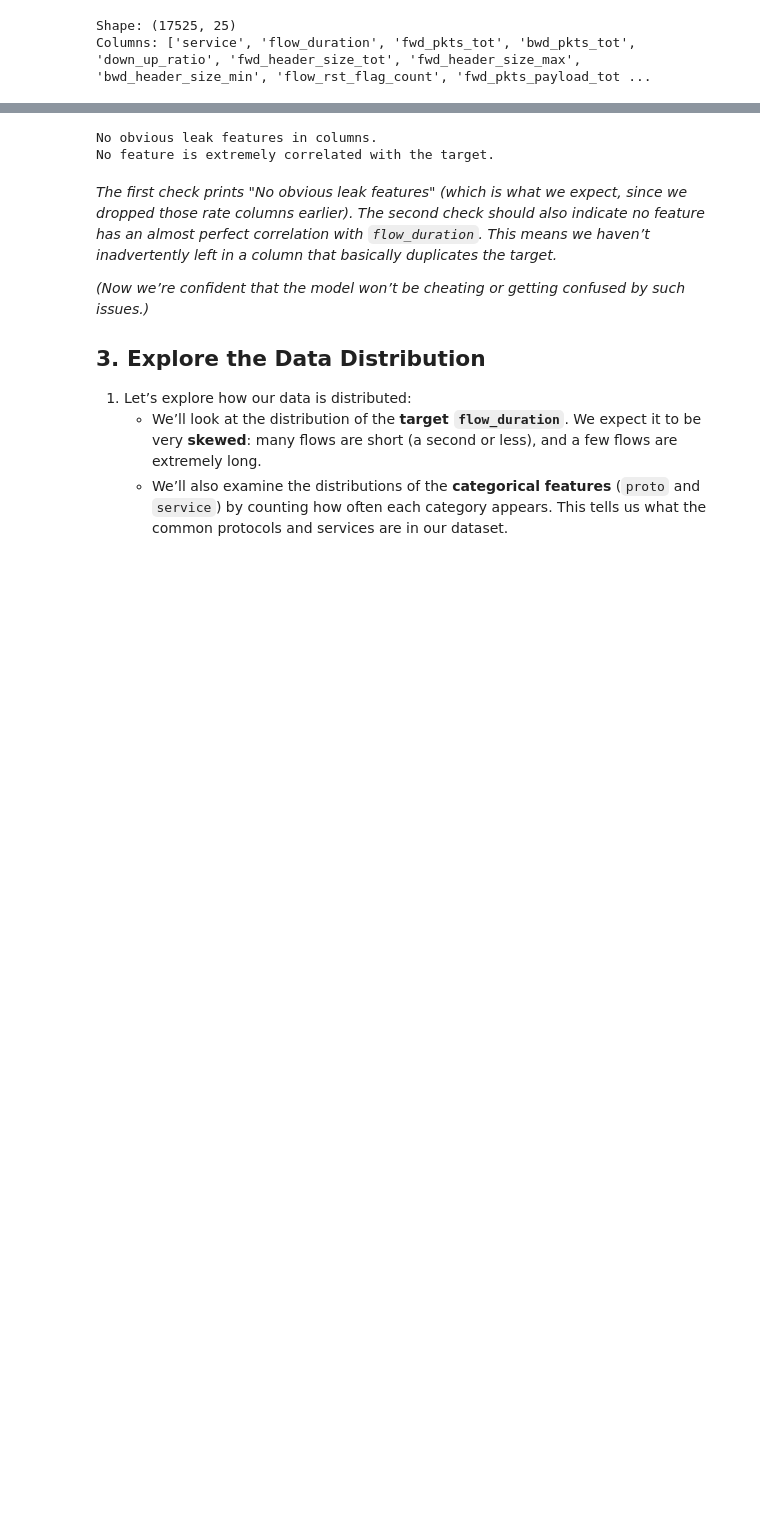
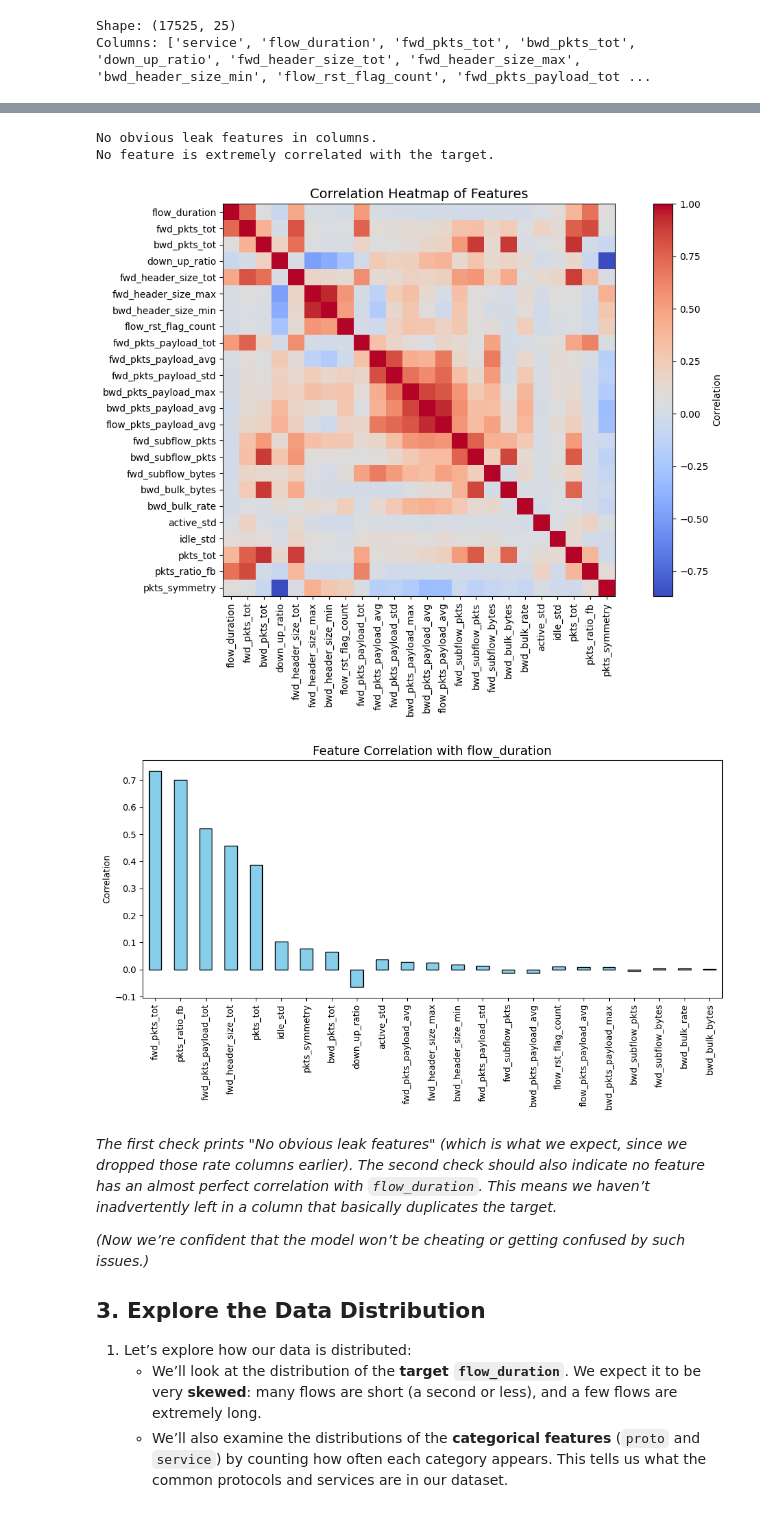
Before and after one commit to esthervanhelmont/ToU-IC2-Regression, a Jupyter notebook: notebooks/02. IC2_regression_IoT_ML.ipynb, the cells around one changed output, grey strips where cells are left out. Cells and saved outputs as stored; diff of their text form; code cells hidden in the pictures; blank space fills up the shorter version.

```diff
--- a/notebooks/02. IC2_regression_IoT_ML.ipynb
+++ b/notebooks/02. IC2_regression_IoT_ML.ipynb
@@ -41,23 +41,56 @@ We expect that our preprocessing already removed the obvious leaks and overly co
 # %%
 # Check for any potential leak features (columns that contain 'per_sec')
 leak_cols = [c for c in df.columns if 'per_sec' in c.lower()]
 if leak_cols:
     print("Warning: possible leak features present:", leak_cols)
 else:
     print("No obvious leak features in columns.")
 
 # Check for any feature extremely correlated with the target
 target = 'flow_duration'
 corr_values = df.corr(numeric_only=True)[target].abs().sort_values(ascending=False)
 corr_values = corr_values.drop(index=target)  # remove the target's self-correlation
 high_corr = corr_values[corr_values > 0.98]
 if not high_corr.empty:
-    print("Features highly correlated with target (>0.98):", list(high_corr.index))
+    print("Features highly correlated with target (>0.85):", list(high_corr.index))
 else:
     print("No feature is extremely correlated with the target.")
+
+    import matplotlib.pyplot as plt
+
+TARGET_COL = "flow_duration"
+
+# Compute correlation matrix
+corr = df.corr(numeric_only=True)
+
+# 1. Correlation heatmap
+plt.figure(figsize=(12,8))
+plt.imshow(corr, cmap="coolwarm", interpolation="nearest")
+plt.colorbar(label="Correlation")
+plt.xticks(range(len(corr.columns)), corr.columns, rotation=90)
+plt.yticks(range(len(corr.columns)), corr.columns)
+plt.title("Correlation Heatmap of Features", fontsize=14)
+plt.tight_layout()
+plt.show()
+
+# 2. Bar chart of correlation with target
+target_corr = (
+    corr[TARGET_COL]
+    .drop(TARGET_COL)
+    .sort_values(key=abs, ascending=False)
+)
+
+plt.figure(figsize=(10,6))
+target_corr.plot(kind="bar", color="skyblue", edgecolor="black")
+plt.title(f"Feature Correlation with {TARGET_COL}", fontsize=14)
+plt.ylabel("Correlation")
+plt.tight_layout()
+plt.show()
 # %% [output]
 No obvious leak features in columns.
 No feature is extremely correlated with the target.
+[figure, added]
+[figure, added]
 # %% [markdown]
 *The first check prints "No obvious leak features" (which is what we expect, since we dropped those rate columns earlier). The second check should also indicate no feature has an almost perfect correlation with `flow_duration`. This means we haven’t inadvertently left in a column that basically duplicates the target.*
 
```
Also changed, not shown: parts of 4 cells of this notebook, 18 other files.
